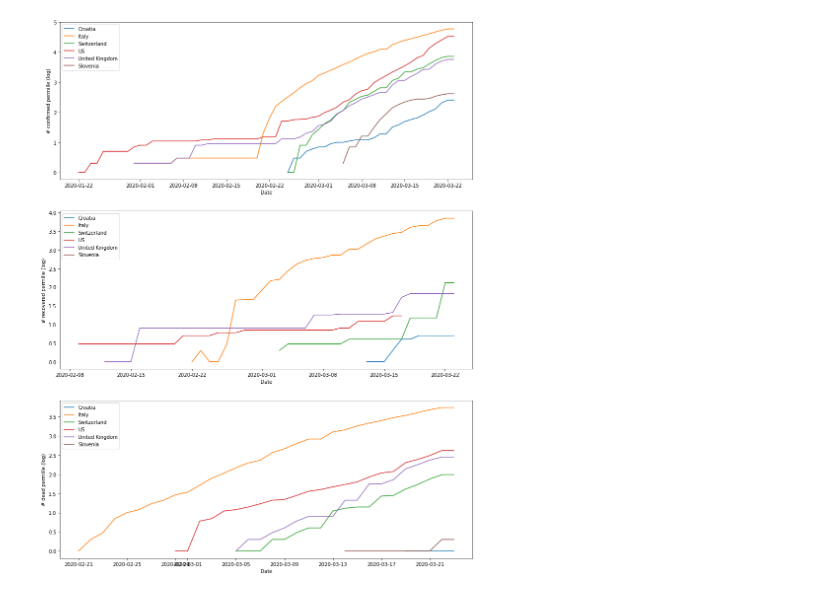
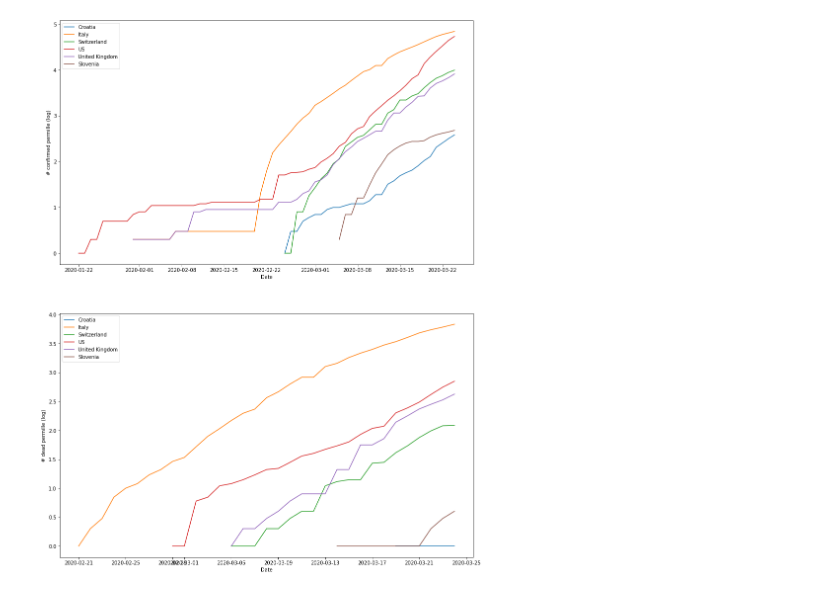
Before and after one commit to ibudiselic/covid, a Jupyter notebook: analyze.ipynb, the cells around one changed output. Cells and saved outputs as stored; diff of their text form; code cells hidden in the pictures.

Commit message:
Switch to new datasource as the current one got deprecated (recovered cases unavailable now).

```diff
--- a/analyze.ipynb
+++ b/analyze.ipynb
@@ -17,21 +17,20 @@ def make_date(date_str):
     return datetime.date(2000 + int(parts[2]), int(parts[0]), int(parts[1]))
 
 class DayData(object):
-    def __init__(self, confirmed, recovered, dead):
+    def __init__(self, confirmed, dead):
         self.confirmed = confirmed
-        self.recovered = recovered
         self.dead = dead
 
     def __repr__(self):
-        return 'c: {}, r: {}, d: {}'.format(self.confirmed, self.recovered, self.dead)
+        return 'c: {}, d: {}'.format(self.confirmed, self.dead)
 
 class Country(object):
     def __init__(self, name, population, kind_data):
         self.name = name
         self.population = population
-        self.timeseries = [DayData(confirmed, recovered, dead)
-            for confirmed, recovered, dead in
-                zip(kind_data['confirmed'], kind_data['recovered'], kind_data['dead'])]
+        self.timeseries = [DayData(confirmed, dead)
+            for confirmed, dead in
+                zip(kind_data['confirmed'], kind_data['dead'])]
 
     def __repr__(self):
         return '{}: [{}]'.format(self.name, ', '.join(str(dd) for dd in self.timeseries))
@@ -43,17 +42,12 @@ class Country(object):
     def confirmed(self, perm=False):
         return self._project(perm, lambda day: day.confirmed)
 
-    def recovered(self, perm=False):
-        return self._project(perm, lambda day: day.recovered)
-
     def dead(self, perm=False):
         return self._project(perm, lambda day: day.dead)
 
     def dispatch(self, series, perm=False):
         if series == 'confirmed':
             return self.confirmed(perm)
-        elif series == 'recovered':
-            return self.recovered(perm)
         elif series == 'dead':
             return self.dead(perm)
         else:
@@ -85,7 +79,7 @@ class DB(object):
         self.dates = None
         # {country -> kind -> numbers}
         per_country = defaultdict(dict)
-        for series in ['confirmed', 'recovered', 'dead']:
+        for series in ['confirmed', 'dead']:
             dates, country_data = read_one_data_series(series)
             if self.dates is None:
                 self.dates = dates
@@ -121,23 +115,23 @@ IPython.OutputArea.auto_scroll_threshold = 9999;
 # %%
 def log(lst):
     return [None if x == 0 else math.log10(x) for x in lst]
 
 db = DB()
 
 countries_to_plot = ['Croatia', 'Italy', 'Switzerland', 'US', 'United Kingdom', 'Slovenia']
-fig, axes = plt.subplots(3, 1, figsize=(15, 20))
+fig, axes = plt.subplots(2, 1, figsize=(15, 20))
 
-for i, series in enumerate(['confirmed', 'recovered', 'dead']):
+for i, series in enumerate(['confirmed', 'dead']):
     ax = axes[i];
     for cname in countries_to_plot:
         ax.plot(db.dates, log(db.country(cname).dispatch(series)), label=cname)
     ax.set_ylabel('# {} permille (log)'.format(series))
     ax.set_xlabel('Date')
     ax.legend()
 
 plt.show()
 # %% [output]
-[figure, old version]
+[figure, new version]
 # %%
 import numpy as np
 
```
Also changed, not shown: parts of 4 cells of this notebook, 4 other files.
